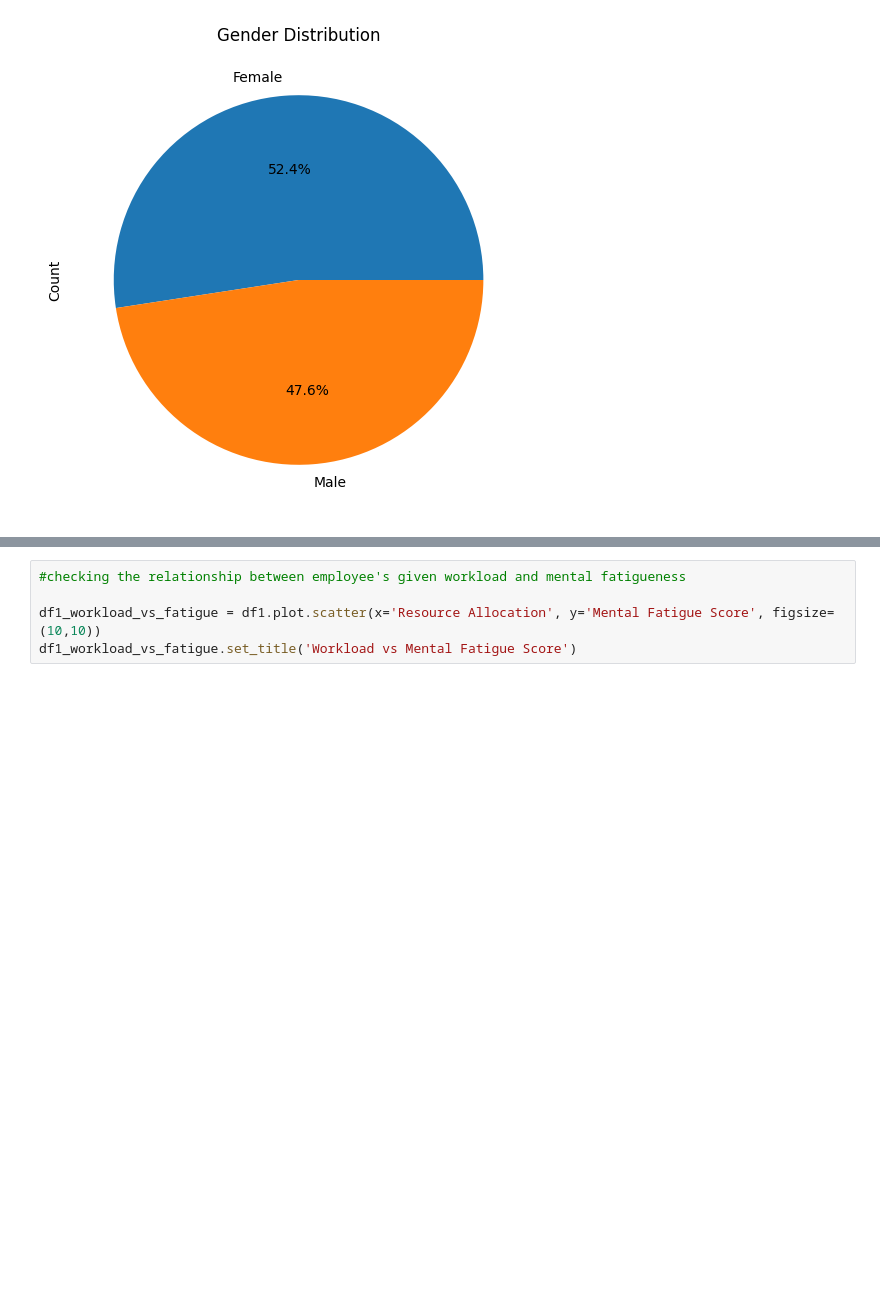
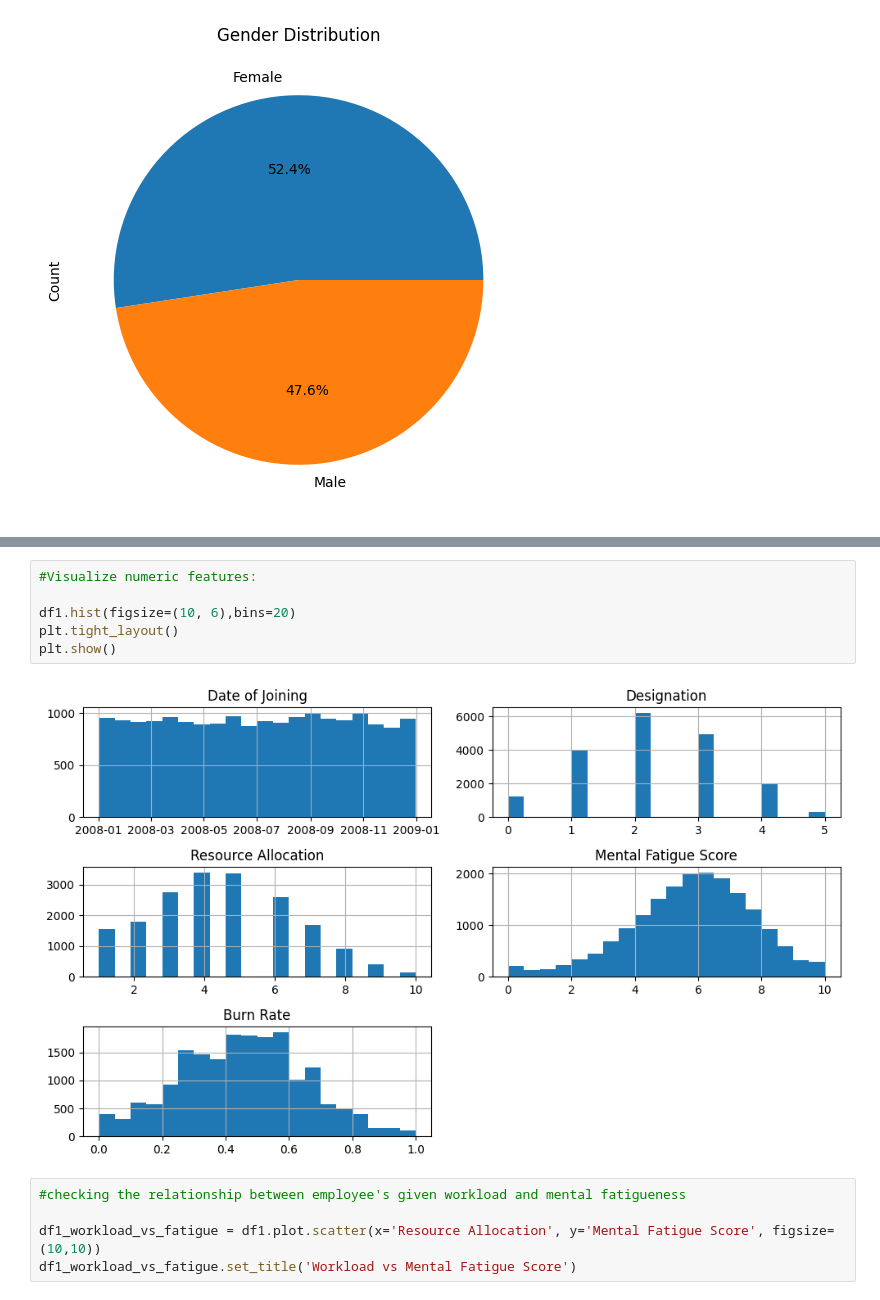
Before and after one commit to teefirdaustf/mental-health_remote-work, a Jupyter notebook: Data_Preprocessing_DA_GA2.ipynb, the cells around one changed output, grey strips where cells are left out. Saved outputs shown, nothing was run; the diff lists cells and outputs as text; blank space fills up the shorter version.

```diff
--- a/Data_Preprocessing_DA_GA2.ipynb
+++ b/Data_Preprocessing_DA_GA2.ipynb
@@ -183,3 +231,11 @@ Text(0, 0.5, 'Count')
+# %%
+#Visualize numeric features:
+
+df1.hist(figsize=(10, 6),bins=20)
+plt.tight_layout()
+plt.show()
+# %% [output]
+[figure, added]
 # %%
 #checking the relationship between employee's given workload and mental fatigueness
 
```
Also changed, not shown: parts of 27 cells of this notebook.
